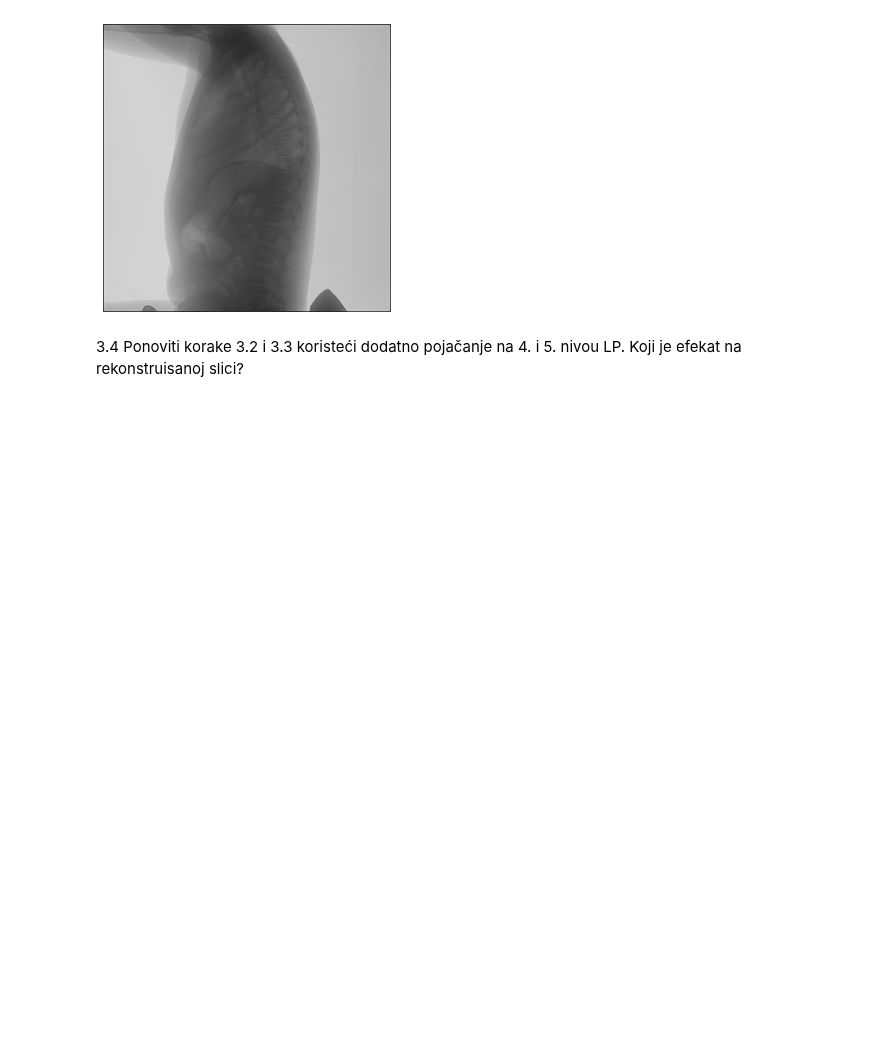
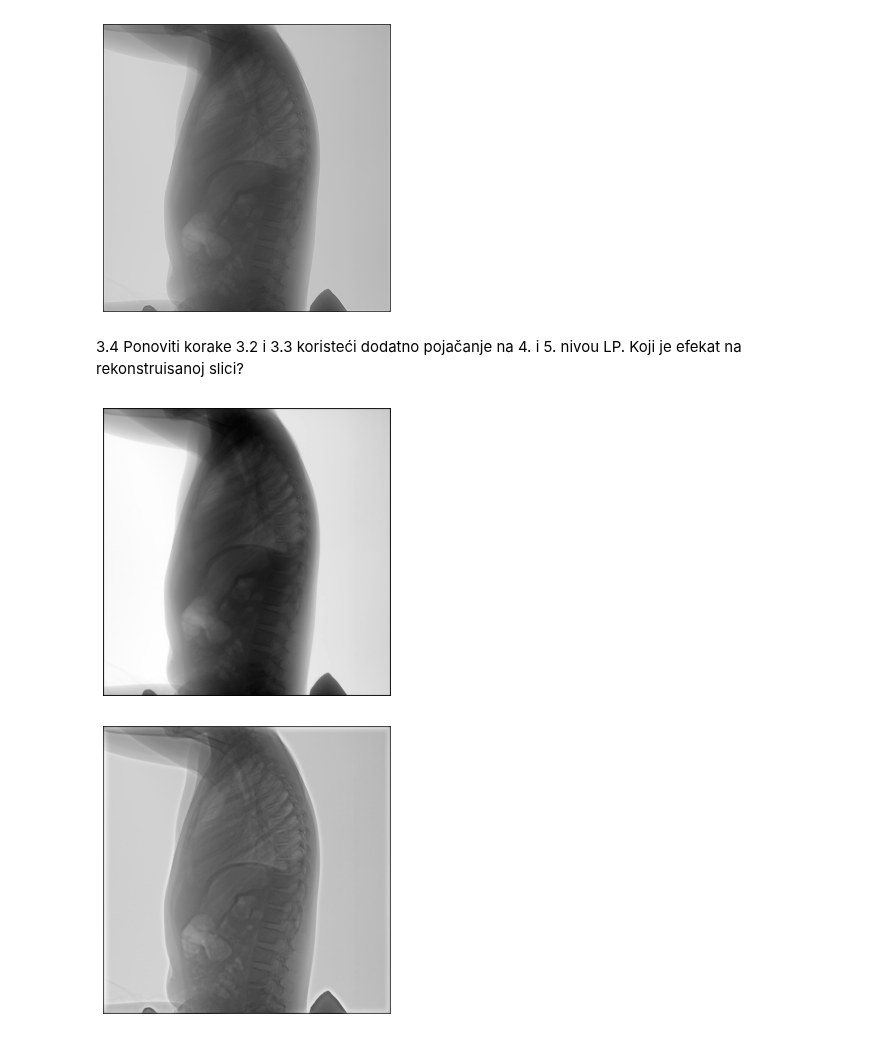
Before and after one commit to nebojsa-bozanic/BMI_OSuM, a Jupyter notebook: OSuM_Vezba6/OSuM_Vezba6/OSuM_vezba_6.ipynb, the cells around one changed output. Cells and saved outputs as stored; diff of their text form; code cells hidden in the pictures; blank space fills up the shorter version.

```diff
--- a/OSuM_Vezba6/OSuM_Vezba6/OSuM_vezba_6.ipynb
+++ b/OSuM_Vezba6/OSuM_Vezba6/OSuM_vezba_6.ipynb
@@ -167,3 +160,29 @@ plt.show()
 # %% [markdown]
 
 3.4 Ponoviti korake 3.2 i 3.3 koristeći dodatno pojačanje na 4. i 5. nivou LP. Koji je efekat na rekonstruisanoj slici?
+# %%
+pojacanja = [1/0.13, 1/0.38, 1/0.68, 3/0.86, 3/0.94, 1/0.97]
+
+LPyr, GPyr, Res = osum.im_pyr_decomp(im_log, 6)
+
+for i in range(0, len(LPyr)):
+    sigmLUT = osum.sigmLUT(2000, 800, pojacanja[i])
+    LPyr[i] = sigmLUT[np.uint16(LPyr[i]+2000)]
+
+    im_rec = osum.im_pyr_recon(LPyr, Res)
+
+fig = plt.figure()
+ax = fig.add_axes([0, 0, 1, 1])
+ax.imshow(im_log, cmap='gray', vmin=im_log.min(), vmax=im_log.max())
+plt.axis('off')
+fig.canvas.set_window_title('Pre korekcije MTF-a')
+
+fig = plt.figure()
+ax = fig.add_axes([0, 0, 1, 1])
+ax.imshow(im_rec, cmap='gray', vmin=im_rec.min(), vmax=im_rec.max())
+plt.axis('off')
+fig.canvas.set_window_title('Nakon korekcije MTF-a')
+plt.show()
+# %% [output]
+[figure, added]
+[figure, added]
```
Also changed, not shown: parts of 5 cells of this notebook.
